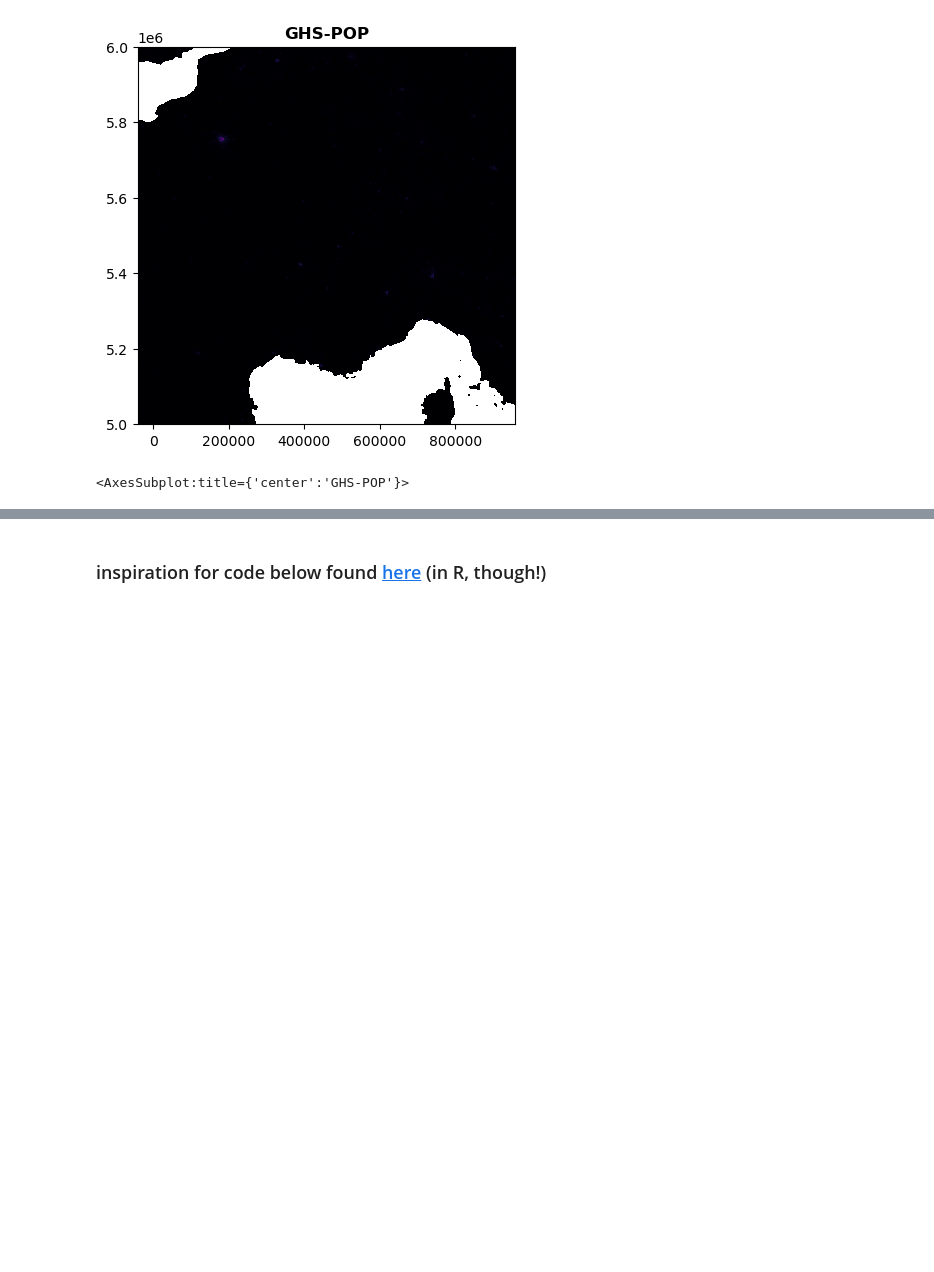
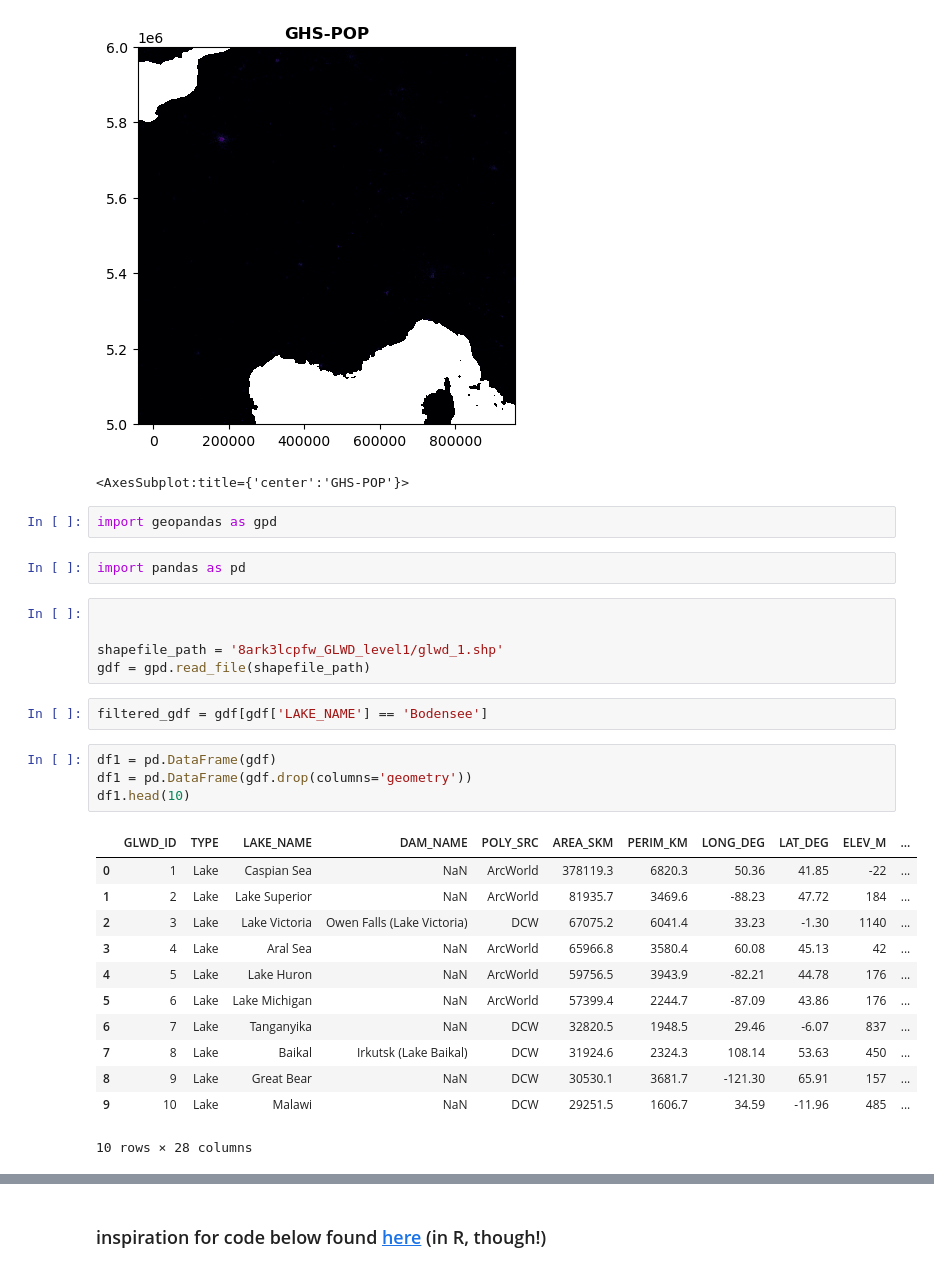
Before and after one commit to nicolas-froehlich/Map-Magic, a Jupyter notebook: Bodenseemenschen.ipynb, the cells around one changed output, grey strips where cells are left out. Saved outputs shown, nothing was run; the diff lists cells and outputs as text; blank space fills up the shorter version.

```diff
--- a/Bodenseemenschen.ipynb
+++ b/Bodenseemenschen.ipynb
@@ -89,3 +90,31 @@ show(ghs_pop, title='GHS-POP', cmap='inferno')
        0.0, -100.0, 6000000.0)}
 [figure]
 <AxesSubplot:title={'center':'GHS-POP'}>
+# %%
+import geopandas as gpd
+# %%
+import pandas as pd
+# %%
+
+
+shapefile_path = '8ark3lcpfw_GLWD_level1/glwd_1.shp'
+gdf = gpd.read_file(shapefile_path)
+# %%
+filtered_gdf = gdf[gdf['LAKE_NAME'] == 'Bodensee']
+# %%
+df1 = pd.DataFrame(gdf)
+df1 = pd.DataFrame(gdf.drop(columns='geometry'))
+df1.head(10)
+# %% [output]
+|  | GLWD_ID | TYPE | LAKE_NAME | DAM_NAME | POLY_SRC | AREA_SKM | PERIM_KM | LONG_DEG | LAT_DEG | ELEV_M | ... |
+| 0 | 1 | Lake | Caspian Sea | NaN | ArcWorld | 378119.3 | 6820.3 | 50.36 | 41.85 | -22 | ... |
+| 1 | 2 | Lake | Lake Superior | NaN | ArcWorld | 81935.7 | 3469.6 | -88.23 | 47.72 | 184 | ... |
+| 2 | 3 | Lake | Lake Victoria | Owen Falls (Lake Victoria) | DCW | 67075.2 | 6041.4 | 33.23 | -1.30 | 1140 | ... |
+| 3 | 4 | Lake | Aral Sea | NaN | ArcWorld | 65966.8 | 3580.4 | 60.08 | 45.13 | 42 | ... |
+| 4 | 5 | Lake | Lake Huron | NaN | ArcWorld | 59756.5 | 3943.9 | -82.21 | 44.78 | 176 | ... |
+| 5 | 6 | Lake | Lake Michigan | NaN | ArcWorld | 57399.4 | 2244.7 | -87.09 | 43.86 | 176 | ... |
+| 6 | 7 | Lake | Tanganyika | NaN | DCW | 32820.5 | 1948.5 | 29.46 | -6.07 | 837 | ... |
+| 7 | 8 | Lake | Baikal | Irkutsk (Lake Baikal) | DCW | 31924.6 | 2324.3 | 108.14 | 53.63 | 450 | ... |
+| 8 | 9 | Lake | Great Bear | NaN | DCW | 30530.1 | 3681.7 | -121.30 | 65.91 | 157 | ... |
+| 9 | 10 | Lake | Malawi | NaN | DCW | 29251.5 | 1606.7 | 34.59 | -11.96 | 485 | ... |
+10 rows × 28 columns
```
Also changed, not shown: parts of 15 cells of this notebook.
